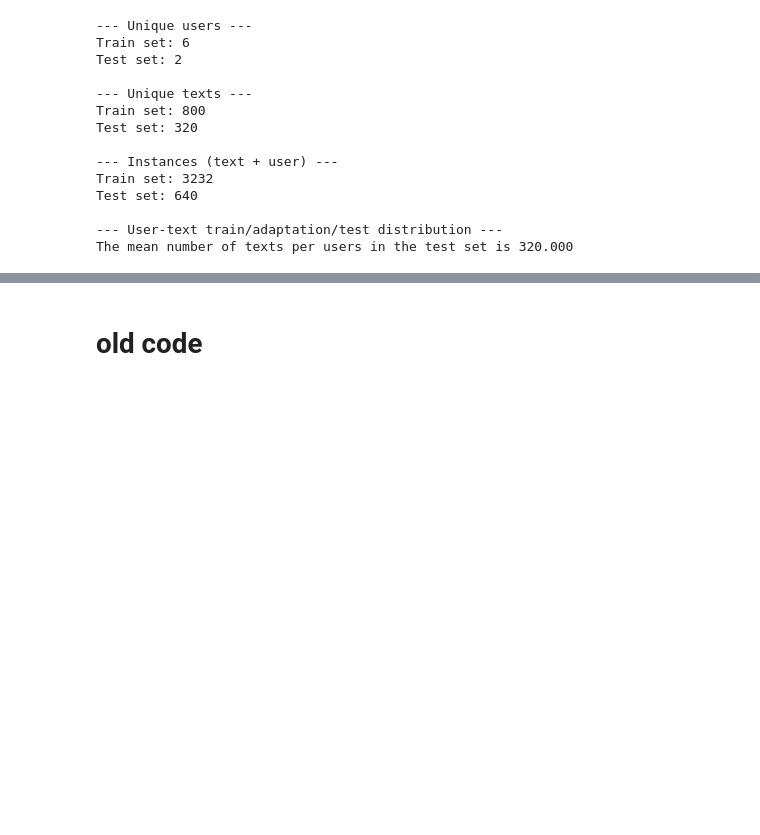
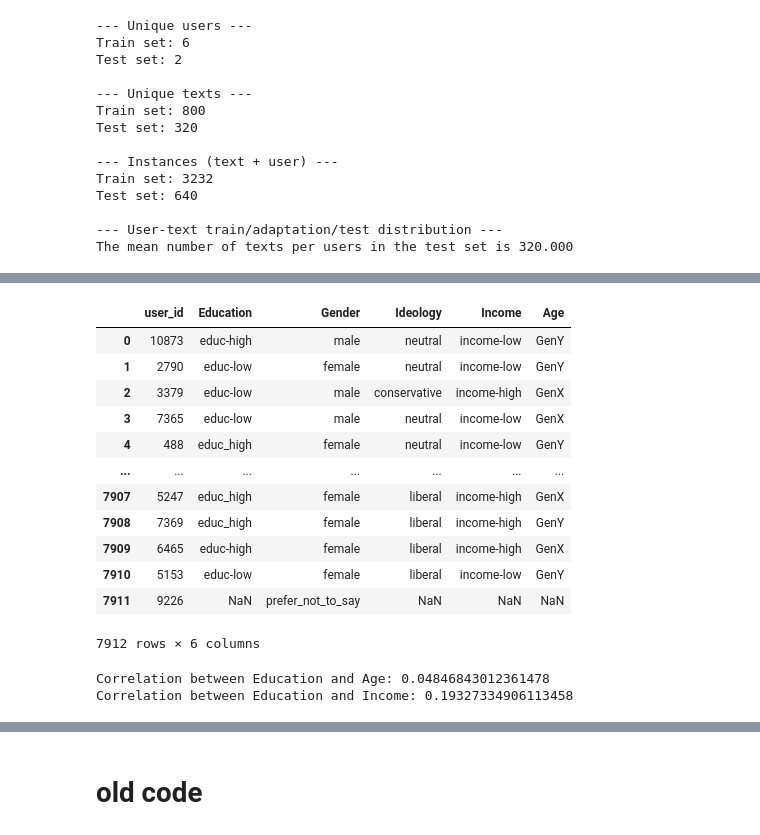
Before and after one commit to valeriobasile/PersEval, a Jupyter notebook: qualitative_analysis.ipynb, the cells around one changed output, grey strips where cells are left out. Cells and saved outputs as stored; diff of their text form; code cells hidden in the pictures; blank space fills up the shorter version.

```diff
--- a/qualitative_analysis.ipynb
+++ b/qualitative_analysis.ipynb
@@ -703,0 +709,11 @@ for model in models:
+# %%
+# options for labels:
+# Epic   -> ["irony"]
+# BREXIT -> ["hs", "offensiveness", "aggressiveness", "stereotype"]
+# DICES  -> ["Q2_harmful_content_overall"]
+# MHS    -> ["hateful"]
+# MD     -> ["offensiveness"]
+
+label = "hateful"
+perspectivist_dataset = MHS(label)
+perspectivist_dataset.get_splits(user_adaptation="train", extended=False, named=True)
@@ -703,0 +737,51 @@ for model in models:
+# %%
+train_set = perspectivist_dataset.training_set
+label = perspectivist_dataset.label
+
+store_traits = {}
+for user, user_class in train_set.users.items():
+    store_traits[user] = {}
+    for k,v in user_class.traits.items():
+        store_traits[user][k] = v[0]
+# %%
+# Convert to DataFrame
+df = pd.DataFrame.from_dict(store_traits, orient='index')
+
+# Reset index and rename the index column to 'user_id'
+df.reset_index(inplace=True)
+df.rename(columns={'index': 'user_id'}, inplace=True)
+
+df
+# %% [output]
+|  | user_id | Education | Gender | Ideology | Income | Age |
+| 0 | 10873 | educ-high | male | neutral | income-low | GenY |
+| 1 | 2790 | educ-low | female | neutral | income-low | GenY |
+| 2 | 3379 | educ-low | male | conservative | income-high | GenX |
+| 3 | 7365 | educ-low | male | neutral | income-low | GenX |
+| 4 | 488 | educ_high | female | neutral | income-low | GenY |
+| ... | ... | ... | ... | ... | ... | ... |
+| 7907 | 5247 | educ_high | female | liberal | income-high | GenX |
+| 7908 | 7369 | educ_high | female | liberal | income-high | GenY |
+| 7909 | 6465 | educ-high | female | liberal | income-high | GenX |
+| 7910 | 5153 | educ-low | female | liberal | income-low | GenY |
+| 7911 | 9226 | NaN | prefer_not_to_say | NaN | NaN | NaN |
+7912 rows × 6 columns
+# %%
+# Encode categorical variables
+encoding_maps = {
+    'Education': {'educ-low': 0, 'educ-high': 1, 'educ_high':1},
+    'Income': {'income-low': 0, 'income-high': 1},
+    'Age': {'GenZ': 0, 'GenY': 1, 'GenX': 2, 'Boomer': 3}
+}
+
+df_encoded = df.replace(encoding_maps)
+
+# Compute correlations
+corr_educ_age = df_encoded['Education'].corr(df_encoded['Age'])
+corr_educ_income = df_encoded['Education'].corr(df_encoded['Income'])
+
+print("Correlation between Education and Age:", corr_educ_age)
+print("Correlation between Education and Income:", corr_educ_income)
+# %% [output]
+Correlation between Education and Age: 0.04846843012361478
+Correlation between Education and Income: 0.19327334906113458
```
Also changed, not shown: parts of 4 cells of this notebook, 8 other files.
